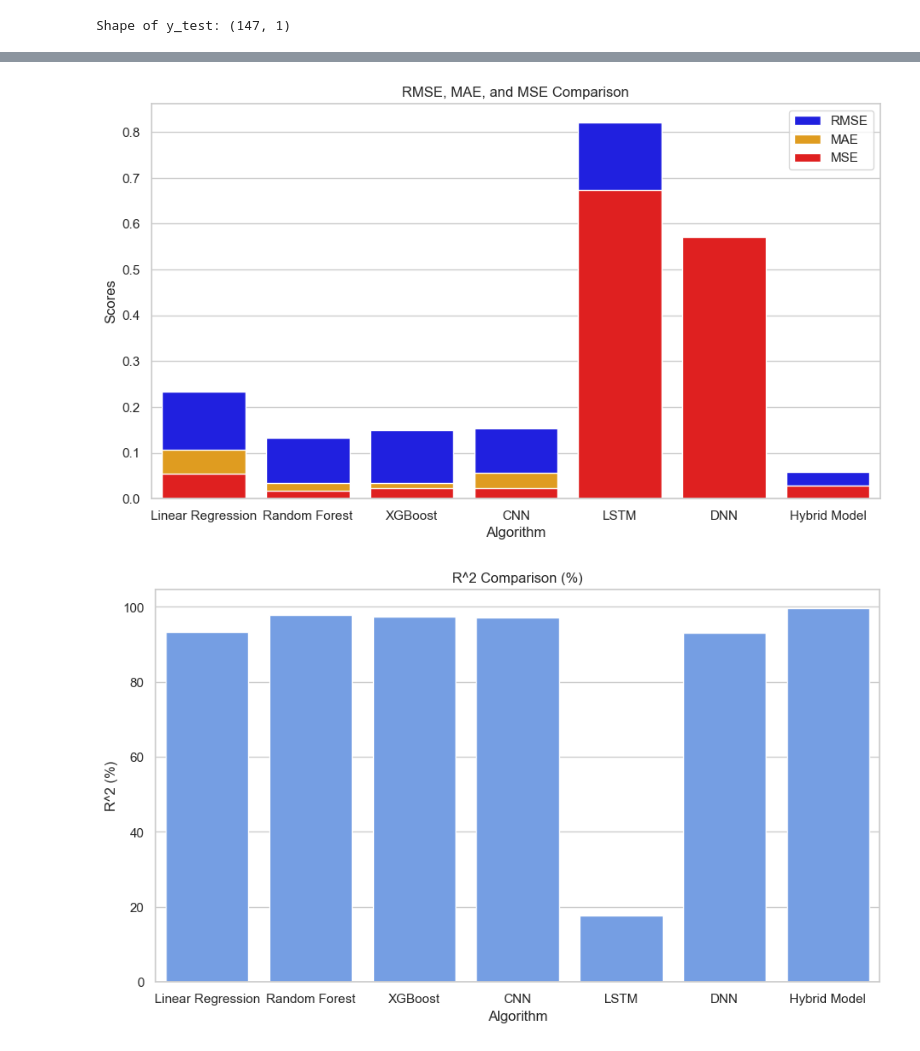
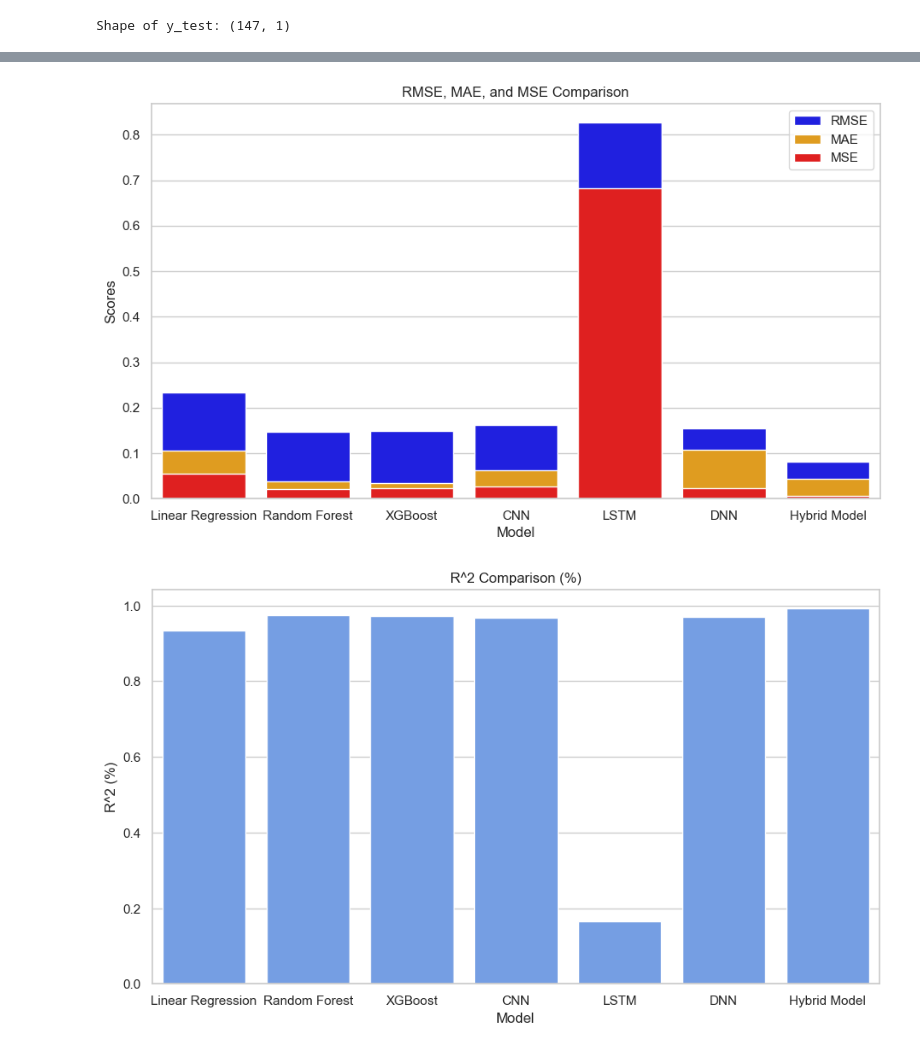
Before and after one commit to vansismishra/FarmElysium, a Jupyter notebook: Crop_Yield_Prediction.ipynb, the cells around one changed output, grey strips where cells are left out. Cells and saved outputs as stored; diff of their text form; code cells hidden in the pictures.

```diff
--- a/Crop_Yield_Prediction.ipynb
+++ b/Crop_Yield_Prediction.ipynb
@@ -109,7 +109,7 @@ Linear Regression R^2: 0.9329947051954584
 rf_model = RandomForestRegressor()
 
 # Train the model
-rf_model.fit(x_train, y_train)
+rf_model.fit(x_train, y_train.ravel())
 
 # Predict on test set
 rf_preds = rf_model.predict(x_test)
@@ -288,6 +288,6 @@ DNN R^2: 0.9777300722988037
 # %%
 # Hybrid Model
-hybrid_preds = (rf_preds + xgb_preds + cnn_preds) / 3
+hybrid_preds = (rf_preds + xgb_preds + dnn_preds) / 3
 
 # Evaluate
 hybrid_rmse = np.sqrt(mean_squared_error(y_test, hybrid_preds))
@@ -922,39 +826,26 @@ plt.show()
 # %%
-import matplotlib.pyplot as plt
-import pandas as pd
-import seaborn as sns
-
-# Create a DataFrame with your data
-data = {
-    'Algorithm': ['Linear Regression', 'Random Forest', 'XGBoost', 'CNN', 'LSTM', 'DNN', 'Hybrid Model'],
-    'RMSE': [0.2342, 0.1328, 0.1495, 0.1535, 0.8207, 0.2389, 0.0573],
-    'MAE': [0.1059, 0.0341, 0.0345, 0.0568, 0.3555, 0.1630, 0.0277],
-    'MSE': [0.0548, 0.0176, 0.0223, 0.0235, 0.6735, 0.5711, 0.0277],
-    'R^2': [93.29, 97.84, 97.26, 97.11, 17.73, 93.02, 99.59]
-}
-
-df = pd.DataFrame(data)
+df = df_metrics.reset_index()
 
 # Set the style
 sns.set(style="whitegrid")
 
 # Plotting RMSE, MAE, and MSE
 plt.figure(figsize=(11, 6))
-sns.barplot(x='Algorithm', y='RMSE', data=df, color='blue', label='RMSE')
-sns.barplot(x='Algorithm', y='MAE', data=df, color='orange', label='MAE')
-sns.barplot(x='Algorithm', y='MSE', data=df, color='red', label='MSE')
+sns.barplot(x='Model', y='RMSE', data=df, color='blue', label='RMSE')
+sns.barplot(x='Model', y='MAE', data=df, color='orange', label='MAE')
+sns.barplot(x='Model', y='MSE', data=df, color='red', label='MSE')
 
 plt.title('RMSE, MAE, and MSE Comparison')
 plt.ylabel('Scores')
 plt.legend()
 plt.show()
 
 # Plotting R^2 (%wise)
 plt.figure(figsize=(11, 6))
-sns.barplot(x='Algorithm', y='R^2', data=df, color='#6399F5')
+sns.barplot(x='Model', y='R^2', data=df, color='#6399F5')
 plt.title('R^2 Comparison (%)')
 plt.ylabel('R^2 (%)')
 plt.show()
 # %% [output]
-[figure, old version]
+[figure, new version]
-[figure, old version]
+[figure, new version]
```
Also changed, not shown: parts of 24 cells of this notebook.
